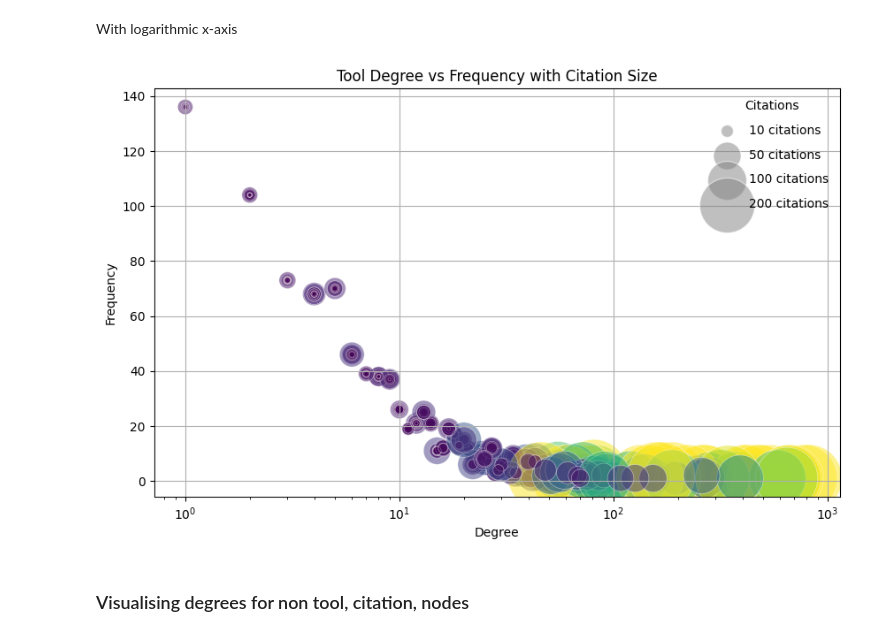
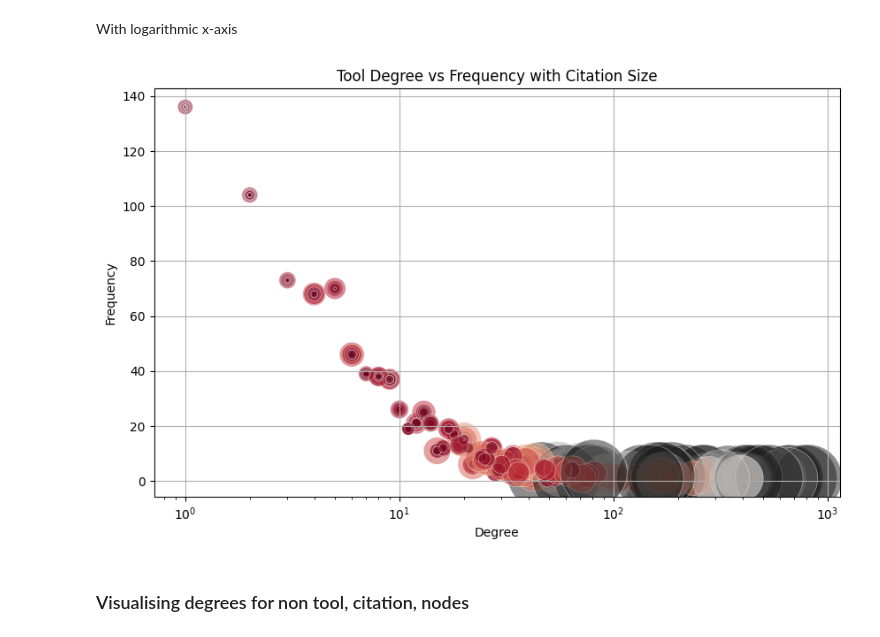
Before and after one commit to Workflomics/pubmetric, a Jupyter notebook: stat_visualisation.ipynb, the cells around one changed output. Drawn from its saved outputs; the diff is of its cells as text; code cells hidden in the pictures.

```diff
--- a/stat_visualisation.ipynb
+++ b/stat_visualisation.ipynb
@@ -68,3 +38,9 @@ plt.rcParams.update(custom_style)
+# %%
+# Define your custom colours
+custom_colours = ['#f2634c', '#d64b3c', '#ce4136', '#000000', '#ffffff']
+
+# Update the default colour cycle
+plt.rcParams['axes.prop_cycle'] = plt.cycler(color=custom_colours)
 # %% [markdown]
 ## Finished visualisations
 # %% [markdown]
@@ -163,38 +125,33 @@ plt.show()
 With logarithmic x-axis
 # %%
 #log x axis
-# Create lists for plotting
+
 degrees = []
 frequencies = []
 sizes = []
 
-# Calculate frequency of each degree
 degree_frequency = {degree: 0 for degree in tool_degrees.values()}
 for degree in tool_degrees.values():
     degree_frequency[degree] += 1
 
 for tool in tool_nodes:
     degrees.append(tool_degrees[tool])
     frequencies.append(degree_frequency[tool_degrees[tool]])
-    sizes.append(nr_citations.get(tool, 0) * 3)  # Scale citation size for visibility
+    sizes.append(nr_citations.get(tool, 0) * 3)
 
-# Plotting the scatter diagram
 plt.figure(figsize=(10, 6))
-plt.scatter(degrees, frequencies, s=sizes, c=sizes, cmap='viridis', alpha=0.5, edgecolors="w", linewidth=0.5)
+plt.scatter(degrees, frequencies, s=sizes, c=sizes, cmap='RdGy', alpha=0.5, edgecolors="w", linewidth=0.5)
 plt.xscale('log')
 plt.title('Tool Degree vs Frequency with Citation Size')
 plt.xlabel('Degree')
 plt.ylabel('Frequency')
 plt.grid(True)
 
-# Add a legend for size (example sizes)
-for size in [10, 50, 100, 200]:
-    plt.scatter([], [], s=size*10, c='gray', alpha=0.5, edgecolors="w", label=f'{size} citations')
-plt.legend(scatterpoints=1, frameon=False, labelspacing=1, title='Citations')
+
 
 plt.show()
 # %% [output]
-[figure, old version]
+[figure, new version]
 # %% [markdown]
 ### Visualising degrees for non tool, citation, nodes
 # %% [markdown]
```
Also changed, not shown: parts of 5 cells of this notebook.
